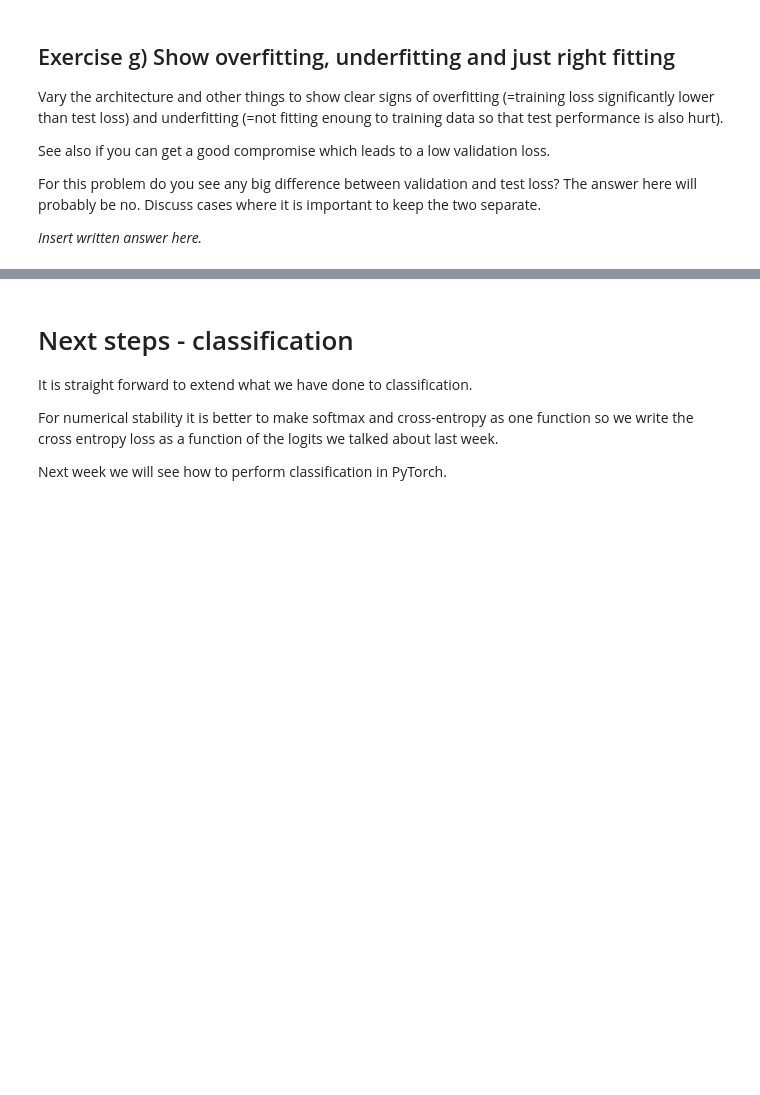
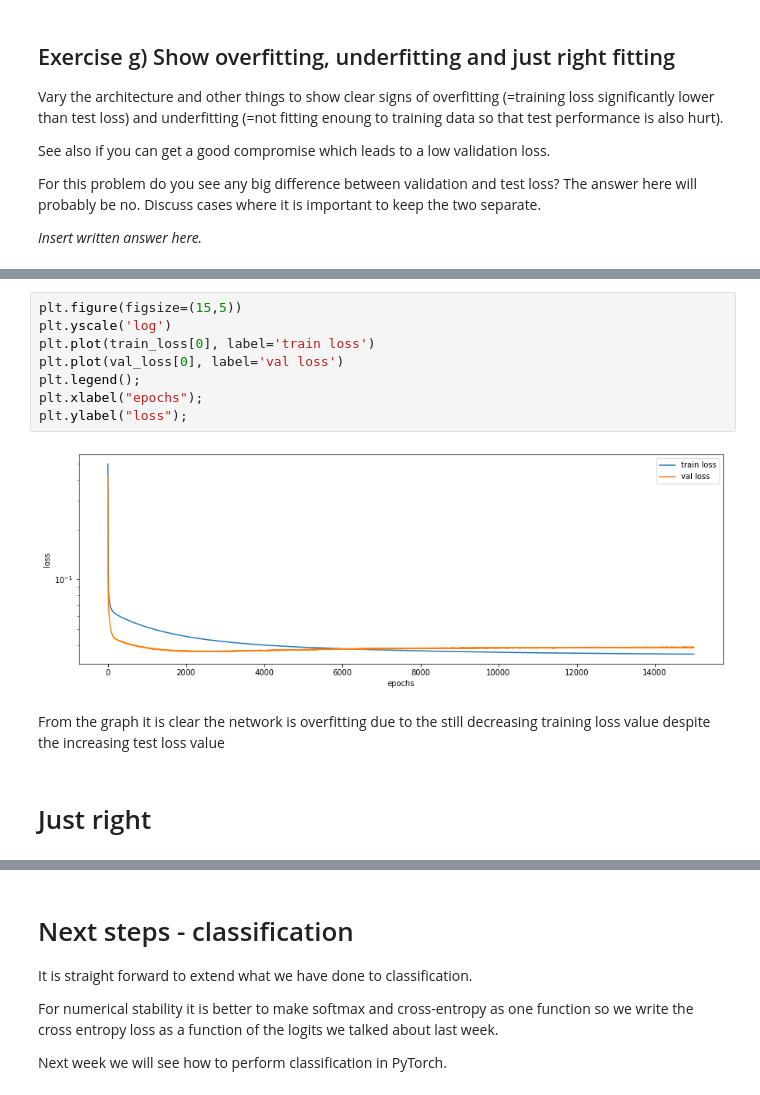
Before and after one commit to RasmusAndersen/02456-deep-learning-with-PyTorch, a Jupyter notebook: 2_Feedforward_NumPy/2.1-FNN-NumPy.ipynb, the cells around one changed output, grey strips where cells are left out. Saved outputs shown, nothing was run; the diff lists cells and outputs as text; blank space fills up the shorter version.

```diff
--- a/2_Feedforward_NumPy/2.1-FNN-NumPy.ipynb
+++ b/2_Feedforward_NumPy/2.1-FNN-NumPy.ipynb
@@ -759,0 +872,14 @@ _Insert written answer here._
+# %%
+plt.figure(figsize=(15,5))
+plt.yscale('log')
+plt.plot(train_loss[0], label='train loss')
+plt.plot(val_loss[0], label='val loss')
+plt.legend();
+plt.xlabel("epochs");
+plt.ylabel("loss");
+# %% [output]
+[figure, added]
+# %% [markdown]
+From the graph it is clear the network is overfitting due to the still decreasing training loss value despite the increasing test loss value
+# %% [markdown]
+# Just right
```
Also changed, not shown: parts of 26 cells of this notebook, 2 other files.
